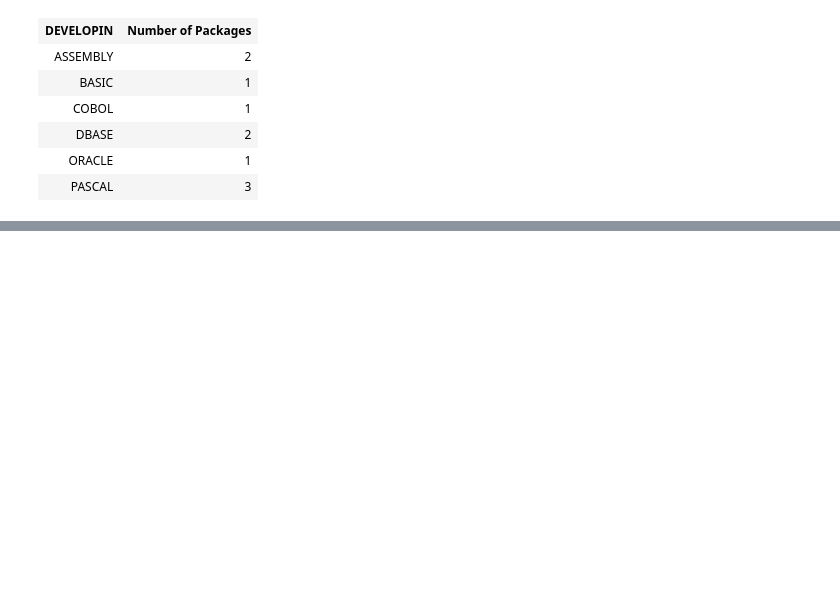
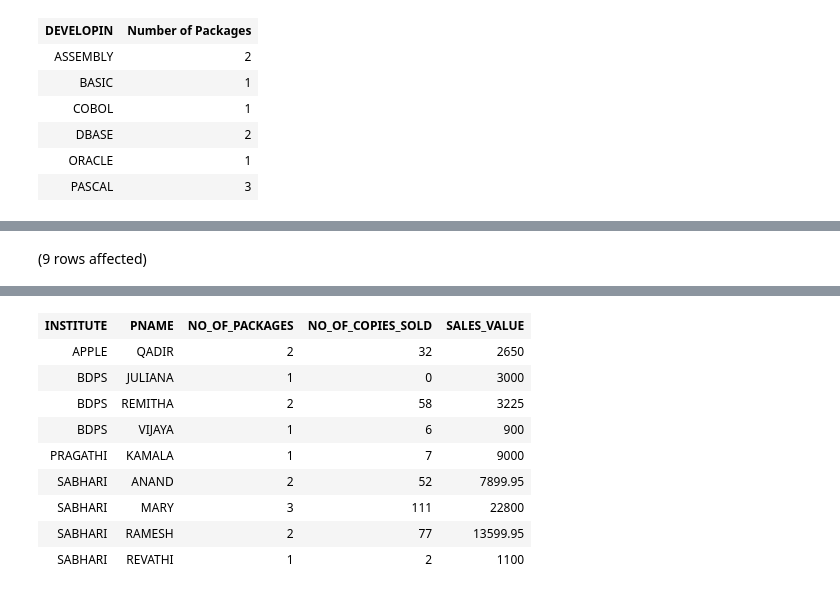
Before and after one commit to nirajgole/ipaat, a Jupyter notebook: SQL/lc_assignment_sql_queries/lc_assignment_sql_queries.ipynb, the cells around one changed output, grey strips where cells are left out. Saved outputs shown, nothing was run; the diff lists cells and outputs as text; code cells hidden in the pictures; blank space fills up the shorter version.

```diff
--- a/SQL/lc_assignment_sql_queries/lc_assignment_sql_queries.ipynb
+++ b/SQL/lc_assignment_sql_queries/lc_assignment_sql_queries.ipynb
@@ -562,0 +1209,11 @@ Total execution time: 00:00:00.008
+# %%
+-- 87. Display the number of packages, No. of Copies Sold and sales value of each programmer institute wise.
+SELECT S.INSTITUTE,SS.PNAME,
+    COUNT(title) AS NO_OF_PACKAGES,
+    SUM(SOLD) AS NO_OF_COPIES_SOLD,
+    SUM(SCOST) AS SALES_VALUE
+FROM SOFTWARE SS
+JOIN STUDIES S ON SS.PNAME=S.PNAME
+GROUP BY S.INSTITUTE,SS.PNAME
+# %% [output]
+(9 rows affected)
@@ -562,0 +1221,10 @@ Total execution time: 00:00:00.008
+| INSTITUTE | PNAME | NO_OF_PACKAGES | NO_OF_COPIES_SOLD | SALES_VALUE |
+| APPLE | QADIR | 2 | 32 | 2650 |
+| BDPS | JULIANA | 1 | 0 | 3000 |
+| BDPS | REMITHA | 2 | 58 | 3225 |
+| BDPS | VIJAYA | 1 | 6 | 900 |
+| PRAGATHI | KAMALA | 1 | 7 | 9000 |
+| SABHARI | ANAND | 2 | 52 | 7899.95 |
+| SABHARI | MARY | 3 | 111 | 22800 |
+| SABHARI | RAMESH | 2 | 77 | 13599.95 |
+| SABHARI | REVATHI | 1 | 2 | 1100 |
```
Also changed, not shown: parts of 69 cells of this notebook.
